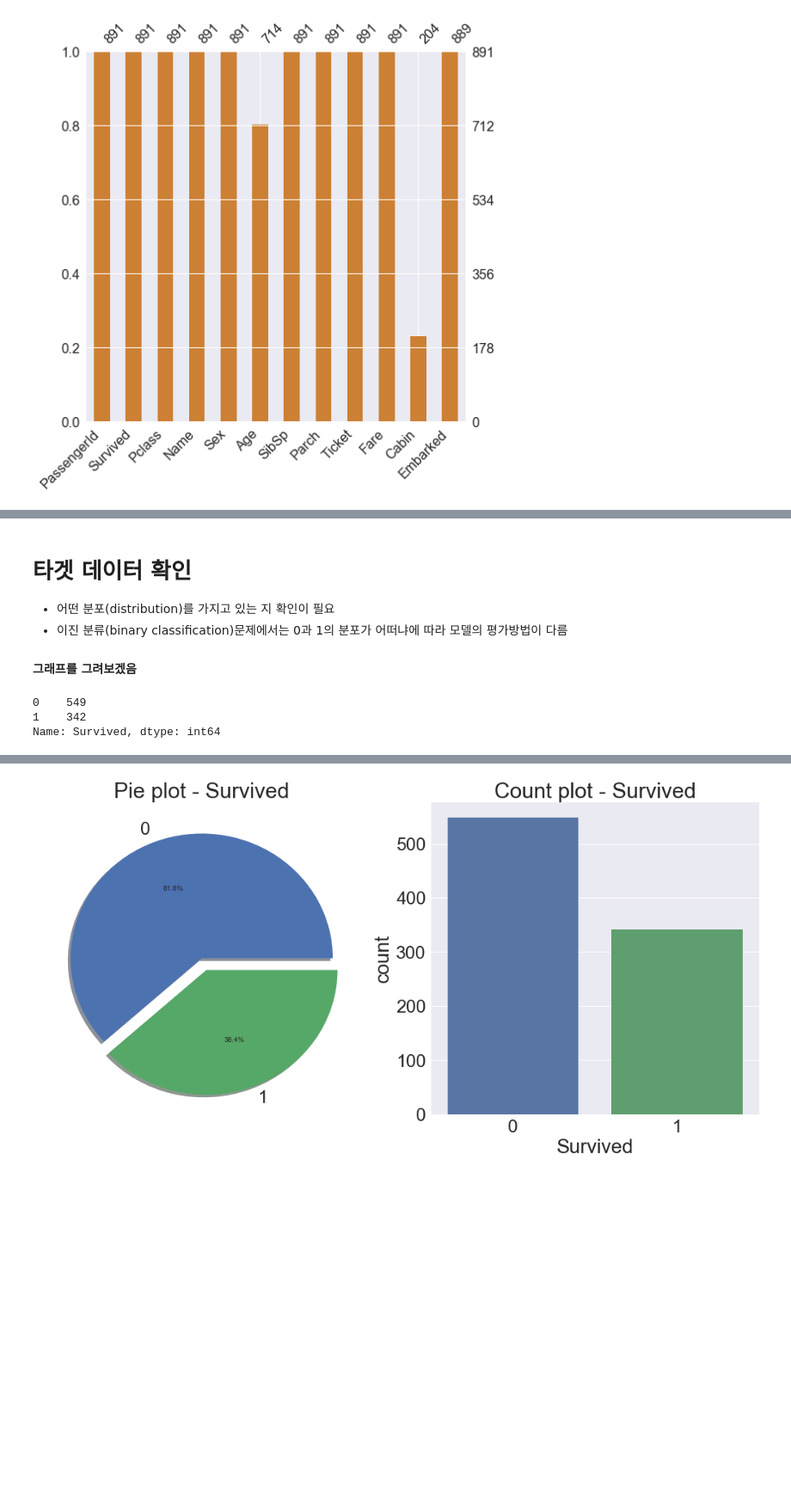
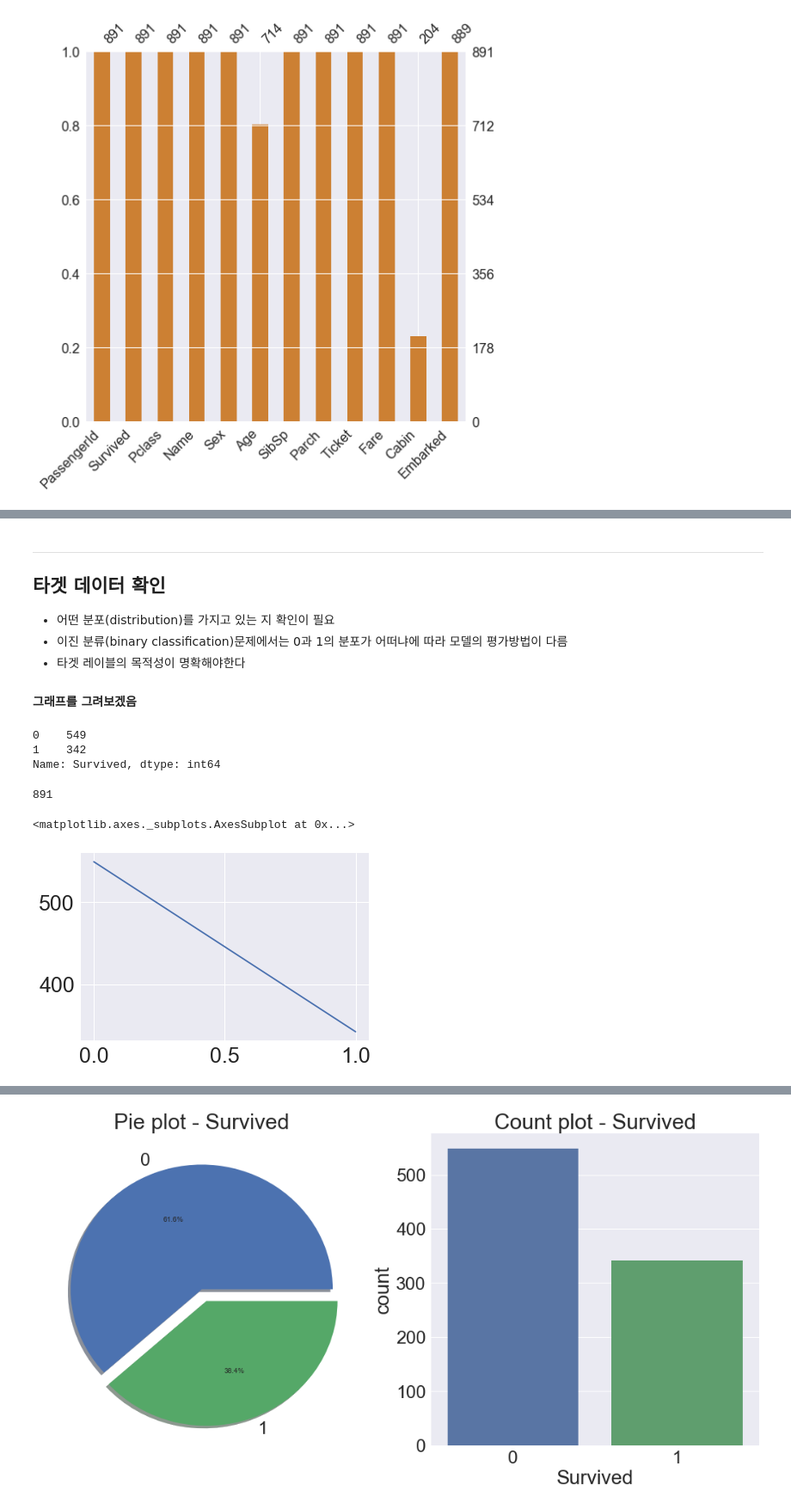
Before and after one commit to Jerrykim91/Pandas_Study, a Jupyter notebook: Titanic_from_Kaggle_kr/Titanic_01.ipynb, the cells around one changed output, grey strips where cells are left out. Shown at 86% size. Saved outputs shown, nothing was run; the diff lists cells and outputs as text; code cells hidden in the pictures; blank space fills up the shorter version.

```diff
--- a/Titanic_from_Kaggle_kr/Titanic_01.ipynb
+++ b/Titanic_from_Kaggle_kr/Titanic_01.ipynb
@@ -254,7 +258,9 @@ msno.bar(df = df_test.iloc[:,:], figsize=(8,8), color=(0.8, 0.5, 0.2))
 # %% [markdown]
-# 타겟 데이터 확인
+---
+## 타겟 데이터 확인
 - 어떤 분포(distribution)를 가지고 있는 지 확인이 필요
 - 이진 분류(binary classification)문제에서는 0과 1의 분포가 어떠냐에 따라 모델의 평가방법이 다름
+- 타겟 레이블의 목적성이 명확해야한다
 
 #### 그래프를 그려보겠음
 # %%
@@ -263,3 +269,15 @@ df_train['Survived'].value_counts() # 0: 죽은사람 1: 산사람
 0    549
 1    342
 Name: Survived, dtype: int64
+# %%
+# 총인원
+df_train['Survived'].value_counts().sum()
+# %% [output]
+891
+# %%
+# 시리즈들은 항상 plot을 가지고 있음
+# plt.plot(df_train['Survived'].value_counts())과 동일
+df_train['Survived'].value_counts().plot()
+# %% [output]
+<matplotlib.axes._subplots.AxesSubplot at 0x...>
+[figure, added]
```
Also changed, not shown: parts of 22 cells of this notebook.
